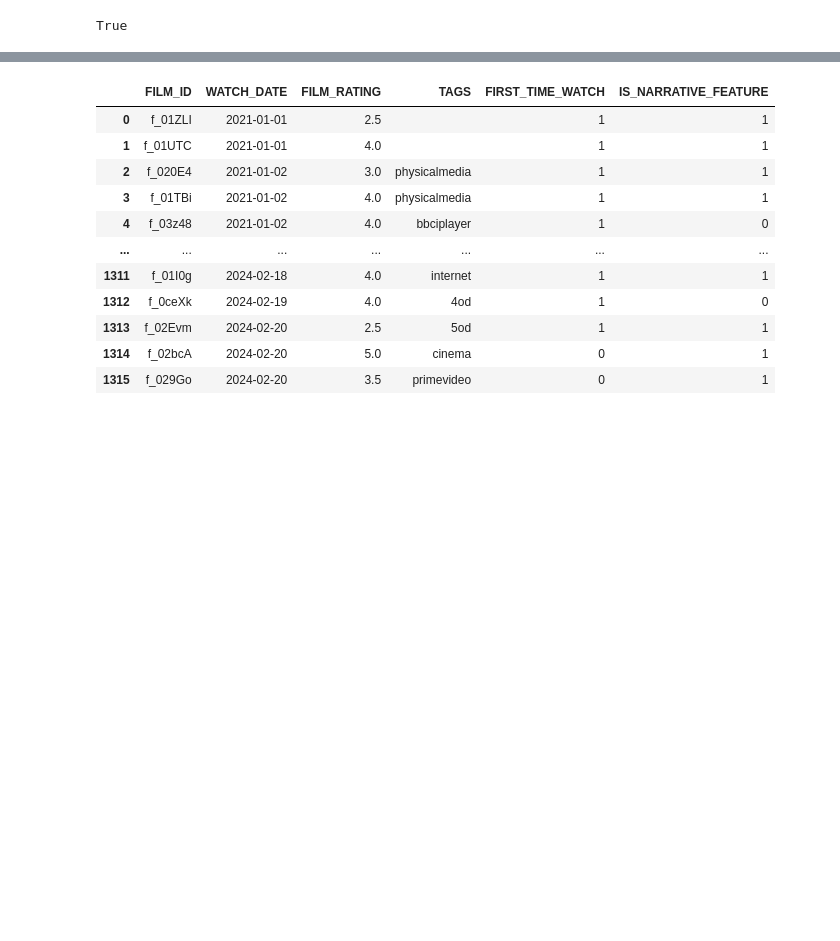
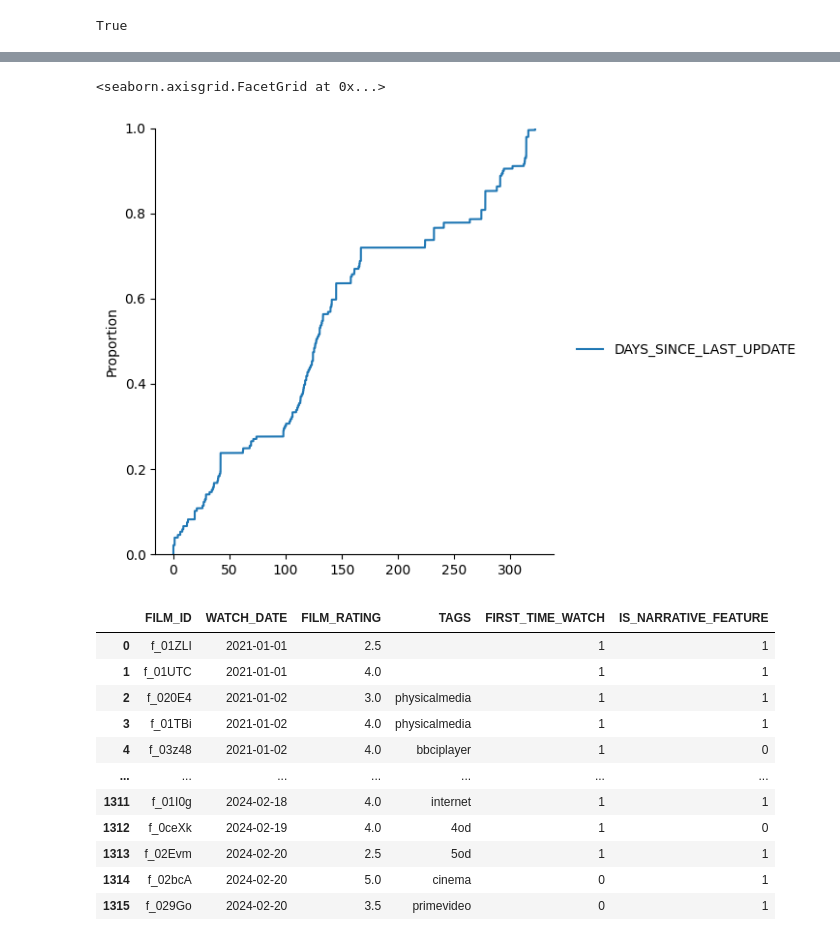
Before and after one commit to TD1138/letterboxd-app, a Jupyter notebook: lib/notebooks/DatabaseAnalysis.ipynb, the cells around one changed output, grey strips where cells are left out. Drawn from its saved outputs; the diff is of its cells as text; code cells hidden in the pictures; blank space fills up the shorter version.

```diff
--- a/lib/notebooks/DatabaseAnalysis.ipynb
+++ b/lib/notebooks/DatabaseAnalysis.ipynb
@@ -15,3 +15,25 @@ True
 # %%
 pd.set_option('display.max_rows', 999)
 pd.set_option('display.max_columns', 99)
+# %%
+days_since_last_lb_update_df = select_statement_to_df("""
+
+WITH DAYS_SINCE_LAST_STREAMING_UPDATE AS (
+
+SELECT FILM_ID, ROUND(AVG(DAYS_SINCE_LAST_UPDATE), 0) AS DAYS_SINCE_LAST_UPDATE
+FROM ( SELECT FILM_ID, ROUND(COALESCE(julianday('now') - julianday(CREATED_AT), 99), 0) AS DAYS_SINCE_LAST_UPDATE FROM FILM_STREAMING_SERVICES )
+GROUP BY FILM_ID
+
+)
+
+SELECT a.FILM_ID
+FROM FILM_ALGO_SCORE a
+LEFT JOIN DAYS_SINCE_LAST_STREAMING_UPDATE b
+ON a.FILM_ID = b.FILM_ID
+ORDER BY COALESCE(a.ALGO_SCORE,0.01) * COALESCE(b.DAYS_SINCE_LAST_UPDATE, 365) DESC
+
+""")
+
+# days_since_last_lb_update_df['DAYS_SINCE_LAST_UPDATE'] = days_since_last_lb_update_df['DAYS_SINCE_LAST_UPDATE'] + 0.02
+
+days_since_last_lb_update_df
@@ -18,3 +54,8 @@ pd.set_option('display.max_columns', 99)
+# %%
+sns.displot(days_since_last_lb_update_df, kind='ecdf')
+# %% [output]
+<seaborn.axisgrid.FacetGrid at 0x...>
+[figure, added]
 # %%
 diary_df = select_statement_to_df('SELECT * FROM DIARY')
 diary_df
```
Also changed, not shown: parts of 1 cell of this notebook.
